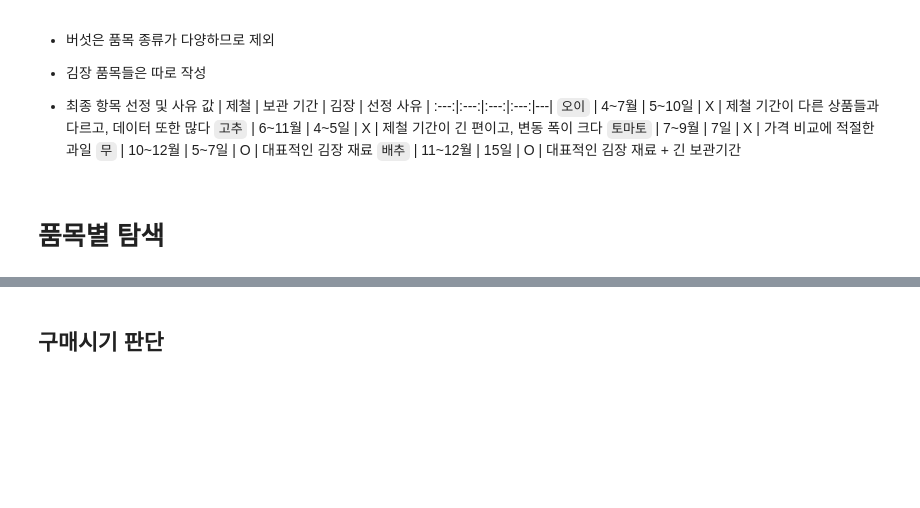
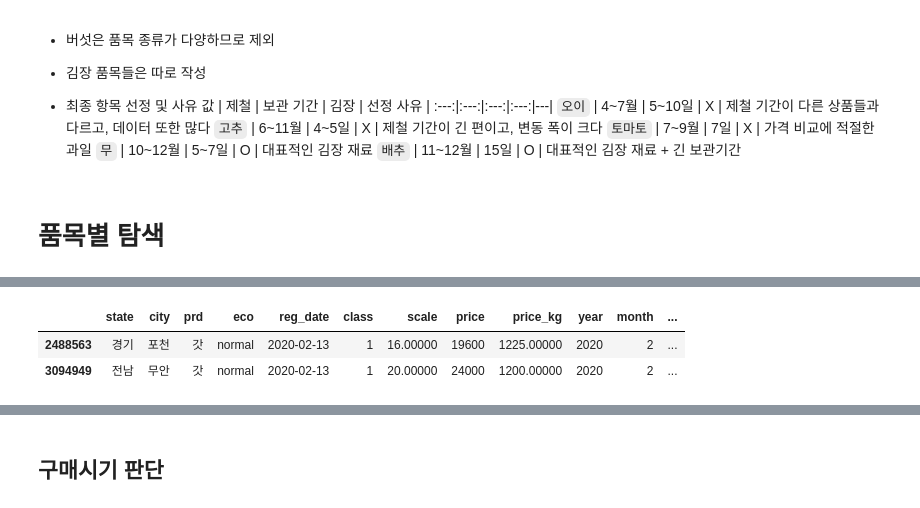
Before and after one commit to LUCI031/grocery_auction, a Jupyter notebook: 22.11.eda3.ipynb, the cells around one changed output, grey strips where cells are left out. Cells and saved outputs as stored; diff of their text form; code cells hidden in the pictures; blank space fills up the shorter version.

```diff
--- a/22.11.eda3.ipynb
+++ b/22.11.eda3.ipynb
@@ -337 +342,7 @@ df
+# %%
+df[(df['prd']=='갓')&(df['reg_date']=='2020-02-13')]
+# %% [output]
+|  | state | city | prd | eco | reg_date | class | scale | price | price_kg | year | month | ... |
+| 2488563 | 경기 | 포천 | 갓 | normal | 2020-02-13 | 1 | 16.00000 | 19600 | 1225.00000 | 2020 | 2 | ... |
+| 3094949 | 전남 | 무안 | 갓 | normal | 2020-02-13 | 1 | 20.00000 | 24000 | 1200.00000 | 2020 | 2 | ... |
 # %%
```
Also changed, not shown: parts of 21 cells of this notebook, 4 other files.
